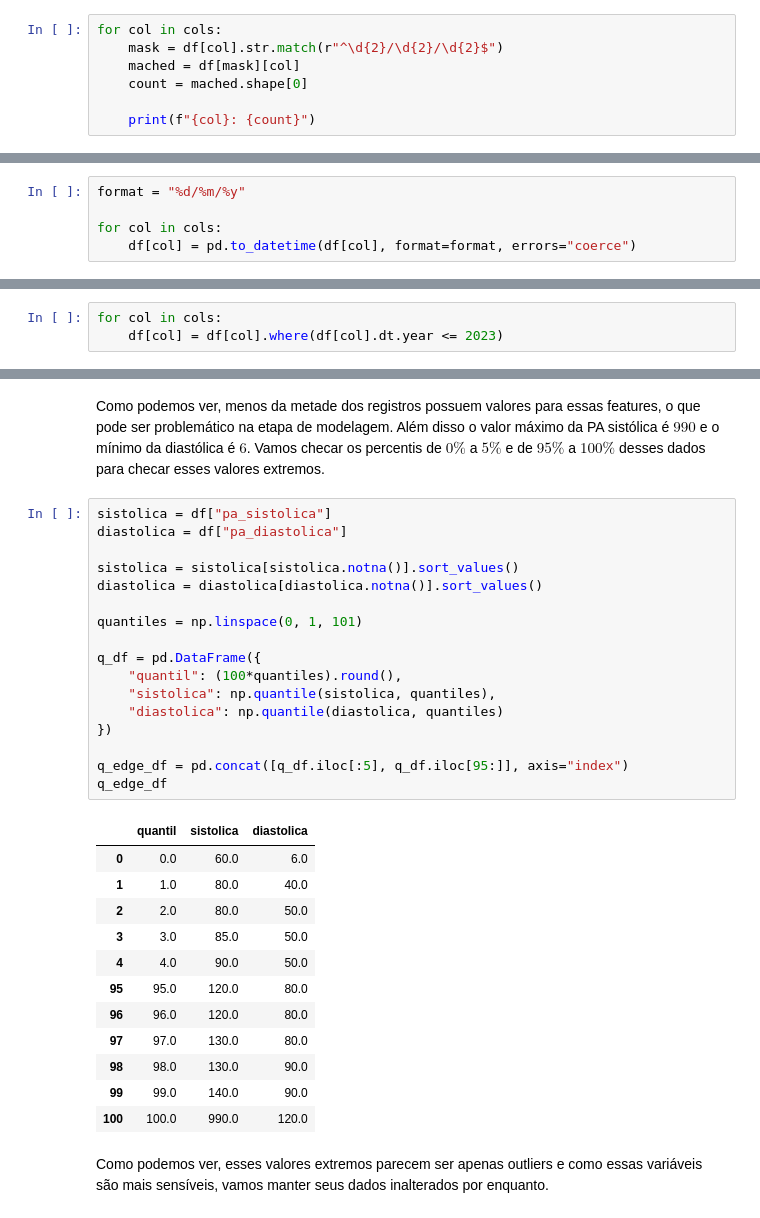
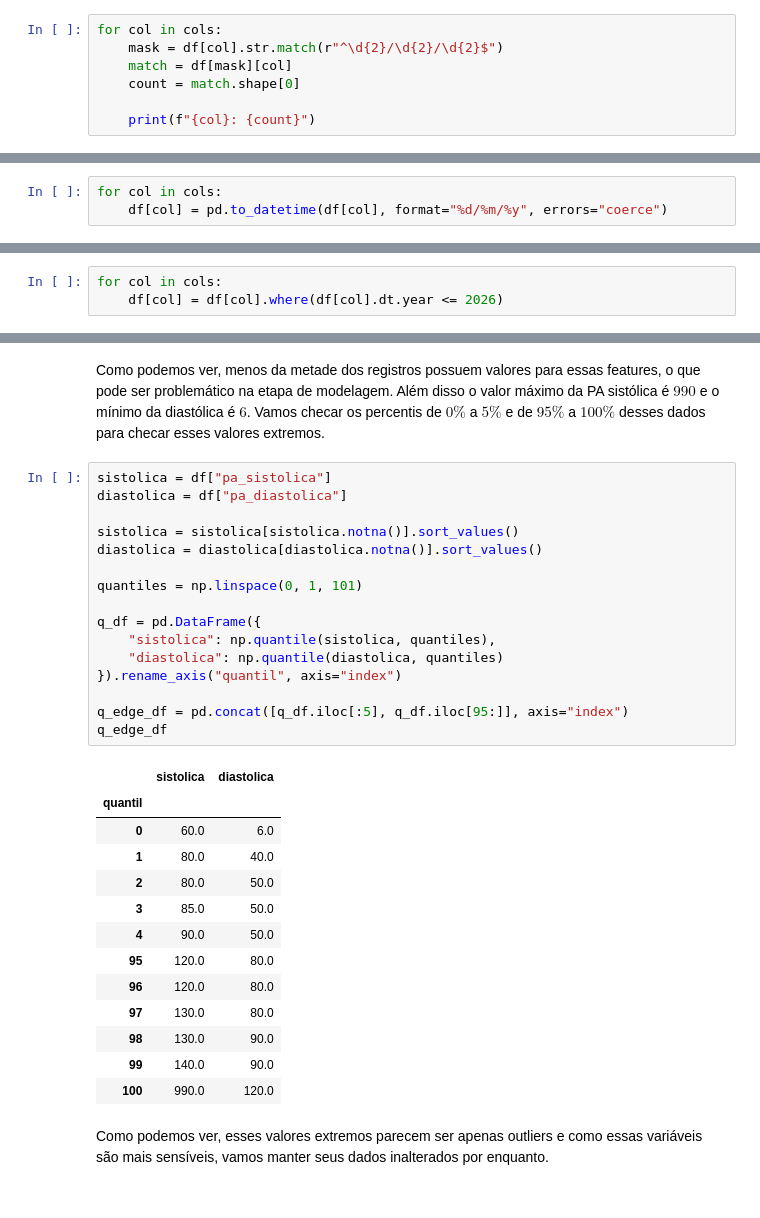
Before and after one commit to gauloish/condicao-cardiaca, a Jupyter notebook: notebooks/raw_data_processing.ipynb, the cells around one changed output, grey strips where cells are left out. Saved outputs shown, nothing was run; the diff lists cells and outputs as text.

```diff
--- a/notebooks/raw_data_processing.ipynb
+++ b/notebooks/raw_data_processing.ipynb
@@ -109,8 +107,8 @@ Analisando esse trecho do `DataFrame`, podemos inferir que os dados estão no fo
 # %%
 for col in cols:
     mask = df[col].str.match(r"^\d{2}/\d{2}/\d{2}$")
-    mached = df[mask][col]
-    count = mached.shape[0]
+    match = df[mask][col]
+    count = match.shape[0]
 
     print(f"{col}: {count}")
 # %% [output]
@@ -119,10 +117,8 @@ nascimento: 11259
 # %% [markdown]
 Como podemos ver, a maioria das datas estão realmente no padrão de regex proposto e por isso vamos converter essas features para `datetime`. Note que usamos o argumento `errors="coerce"` para que o pandas salve as datas que não puderam ser convertidas como `pd.NaT`.
 # %%
-format = "%d/%m/%y"
-
 for col in cols:
-    df[col] = pd.to_datetime(df[col], format=format, errors="coerce")
+    df[col] = pd.to_datetime(df[col], format="%d/%m/%y", errors="coerce")
 # %% [markdown]
 Agora, vamos checar se nossa conversão foi bem sucedida.
 # %%
@@ -191,6 +187,6 @@ Como podemos observar, as datas estão, em sua maioria entre $1990$ e $2010$. Po
 # %%
 for col in cols:
-    df[col] = df[col].where(df[col].dt.year <= 2023)
+    df[col] = df[col].where(df[col].dt.year <= 2026)
 # %%
 df[cols].info()
 # %% [output]
@@ -365,33 +361,33 @@ Como podemos ver, menos da metade dos registros possuem valores para essas featu
 # %%
 sistolica = df["pa_sistolica"]
 diastolica = df["pa_diastolica"]
 
 sistolica = sistolica[sistolica.notna()].sort_values()
 diastolica = diastolica[diastolica.notna()].sort_values()
 
 quantiles = np.linspace(0, 1, 101)
 
 q_df = pd.DataFrame({
-    "quantil": (100*quantiles).round(),
     "sistolica": np.quantile(sistolica, quantiles),
     "diastolica": np.quantile(diastolica, quantiles)
-})
+}).rename_axis("quantil", axis="index")
 
 q_edge_df = pd.concat([q_df.iloc[:5], q_df.iloc[95:]], axis="index")
 q_edge_df
 # %% [output]
-|  | quantil | sistolica | diastolica |
-| 0 | 0.0 | 60.0 | 6.0 |
-| 1 | 1.0 | 80.0 | 40.0 |
-| 2 | 2.0 | 80.0 | 50.0 |
-| 3 | 3.0 | 85.0 | 50.0 |
-| 4 | 4.0 | 90.0 | 50.0 |
-| 95 | 95.0 | 120.0 | 80.0 |
-| 96 | 96.0 | 120.0 | 80.0 |
-| 97 | 97.0 | 130.0 | 80.0 |
-| 98 | 98.0 | 130.0 | 90.0 |
-| 99 | 99.0 | 140.0 | 90.0 |
-| 100 | 100.0 | 990.0 | 120.0 |
+|  | sistolica | diastolica |
+| quantil |  |  |
+| 0 | 60.0 | 6.0 |
+| 1 | 80.0 | 40.0 |
+| 2 | 80.0 | 50.0 |
+| 3 | 85.0 | 50.0 |
+| 4 | 90.0 | 50.0 |
+| 95 | 120.0 | 80.0 |
+| 96 | 120.0 | 80.0 |
+| 97 | 130.0 | 80.0 |
+| 98 | 130.0 | 90.0 |
+| 99 | 140.0 | 90.0 |
+| 100 | 990.0 | 120.0 |
 # %% [markdown]
 Como podemos ver, esses valores extremos parecem ser apenas outliers e como essas variáveis são mais sensíveis, vamos manter seus dados inalterados por enquanto.
 # %% [markdown]
```
Also changed, not shown: parts of 16 cells of this notebook.
